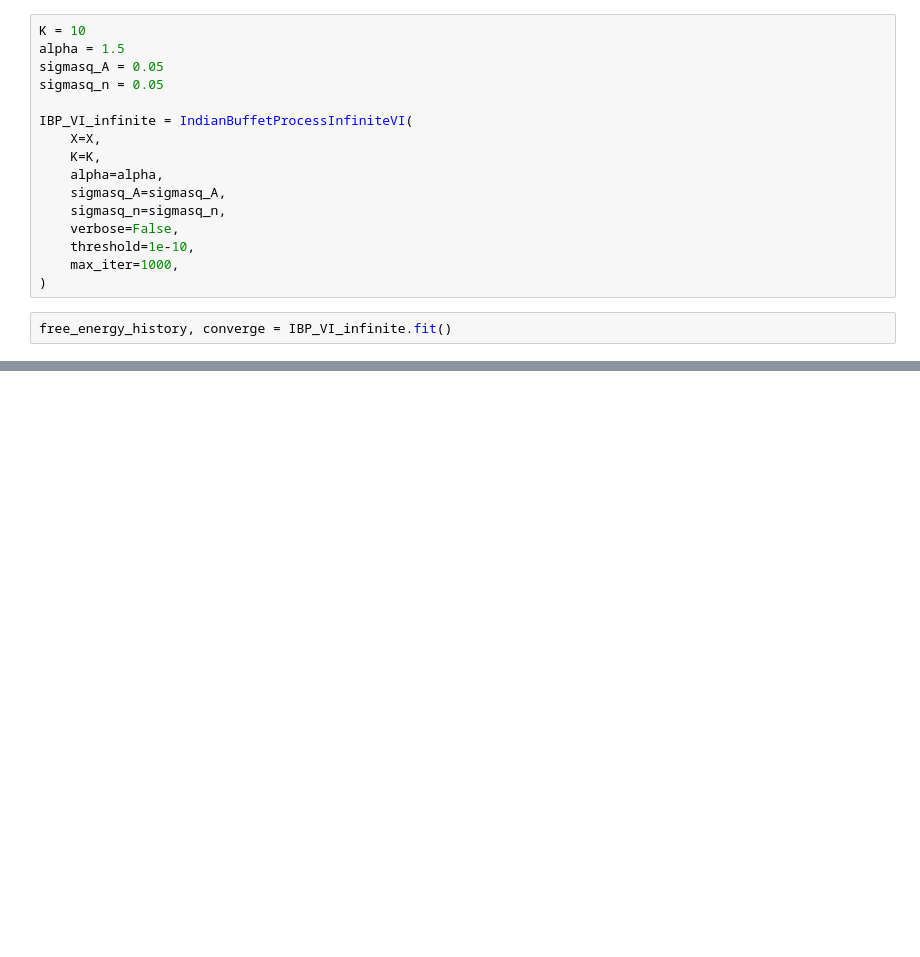
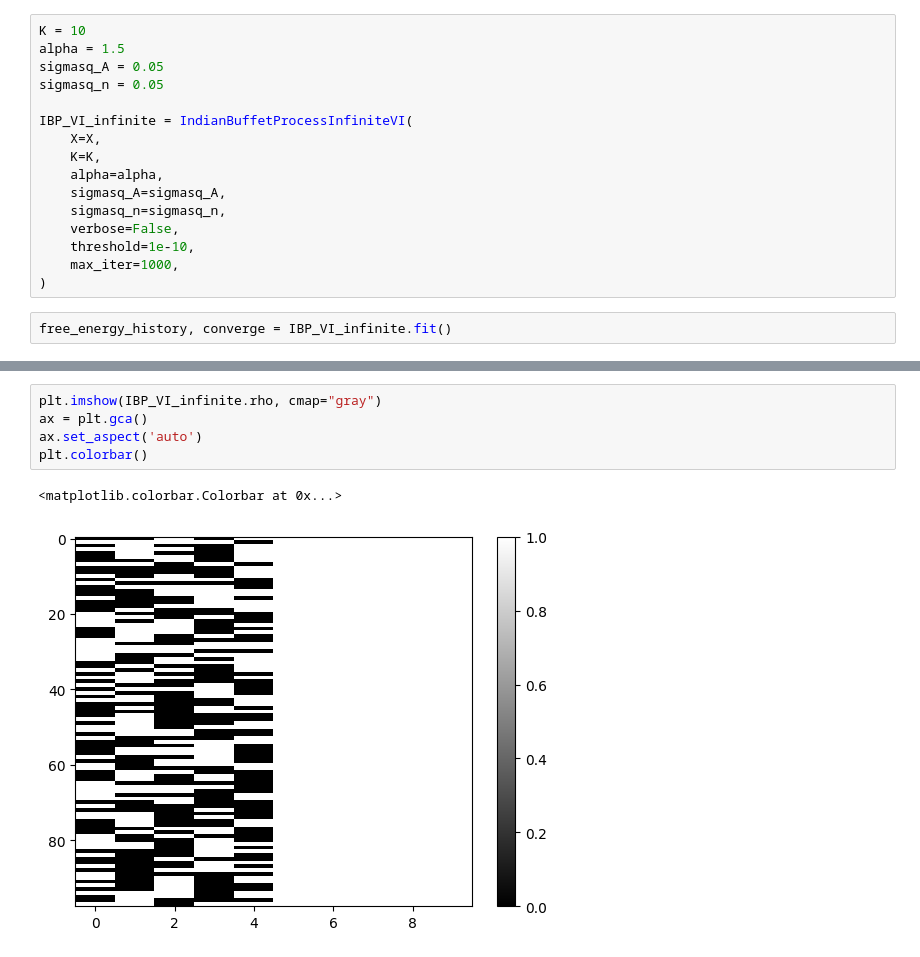
Before and after one commit to changmin-yu/IBP, a Jupyter notebook: examples/VI_playground.ipynb, the cells around one changed output, grey strips where cells are left out. Saved outputs shown, nothing was run; the diff lists cells and outputs as text; blank space fills up the shorter version.

```diff
--- a/examples/VI_playground.ipynb
+++ b/examples/VI_playground.ipynb
@@ -56,0 +60,8 @@ for i in range(K):
+# %%
+plt.imshow(IBP_VI_infinite.rho, cmap="gray")
+ax = plt.gca()
+ax.set_aspect('auto')
+plt.colorbar()
+# %% [output]
+<matplotlib.colorbar.Colorbar at 0x...>
+[figure, added]
```
Also changed, not shown: parts of 8 cells of this notebook, 1 other file.
